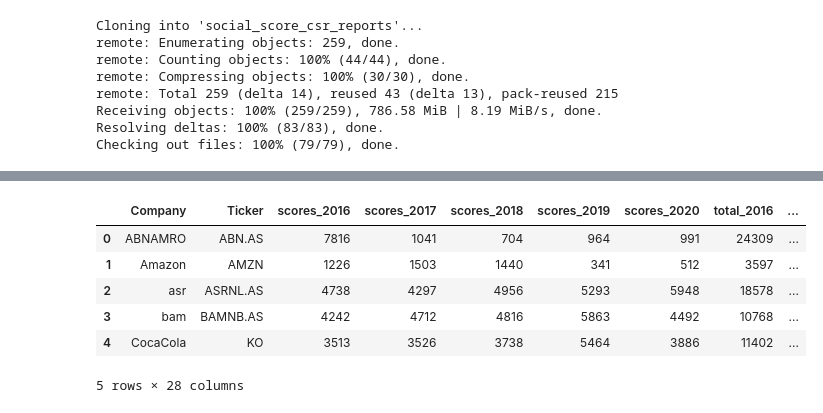
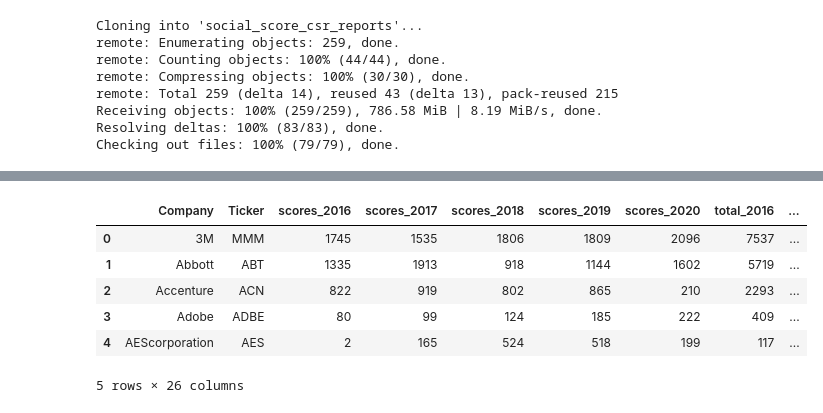
Before and after one commit to benjaminrike1/social_score, a Jupyter notebook: financial_model.ipynb, the cells around one changed output, grey strips where cells are left out. Cells and saved outputs as stored; diff of their text form; code cells hidden in the pictures.

Commit message:
New fincial_data

```diff
--- a/financial_model.ipynb
+++ b/financial_model.ipynb
@@ -89,20 +66,14 @@ df_financial.head()
-# %%
-# extracting sector, exchange and currency as features
-df_financial['sector'] = [x.get('sector') for x in information]
-df_financial['exchange'] = [x.get('exchange') for x in information]
-df_financial['currency'] = [x.get('currency') for x in information]
-df_financial['country'] = [x.get('country') for x in information]
 # %%
 #Adding Total Revenue and Market cap for each year
 manual_data = pd.read_csv('Financial_data/Manual_finance_data.csv', sep=';')
 
-df_financial = df_financial.merge(manual_data, on='Company')
+df_financial = df_financial.merge(manual_data, on='Ticker')
 df_financial.head()
 # %% [output]
 |  | Company | Ticker | scores_2016 | scores_2017 | scores_2018 | scores_2019 | scores_2020 | total_2016 | ... |
-| 0 | ABNAMRO | ABN.AS | 7816 | 1041 | 704 | 964 | 991 | 24309 | ... |
-| 1 | Amazon | AMZN | 1226 | 1503 | 1440 | 341 | 512 | 3597 | ... |
-| 2 | asr | ASRNL.AS | 4738 | 4297 | 4956 | 5293 | 5948 | 18578 | ... |
-| 3 | bam | BAMNB.AS | 4242 | 4712 | 4816 | 5863 | 4492 | 10768 | ... |
-| 4 | CocaCola | KO | 3513 | 3526 | 3738 | 5464 | 3886 | 11402 | ... |
+| 0 | 3M | MMM | 1745 | 1535 | 1806 | 1809 | 2096 | 7537 | ... |
+| 1 | Abbott | ABT | 1335 | 1913 | 918 | 1144 | 1602 | 5719 | ... |
+| 2 | Accenture | ACN | 822 | 919 | 802 | 865 | 210 | 2293 | ... |
+| 3 | Adobe | ADBE | 80 | 99 | 124 | 185 | 222 | 409 | ... |
+| 4 | AEScorporation | AES | 2 | 165 | 524 | 518 | 199 | 117 | ... |
-5 rows × 28 columns
+5 rows × 26 columns
```
Also changed, not shown: parts of 18 cells of this notebook, 2 other files.
